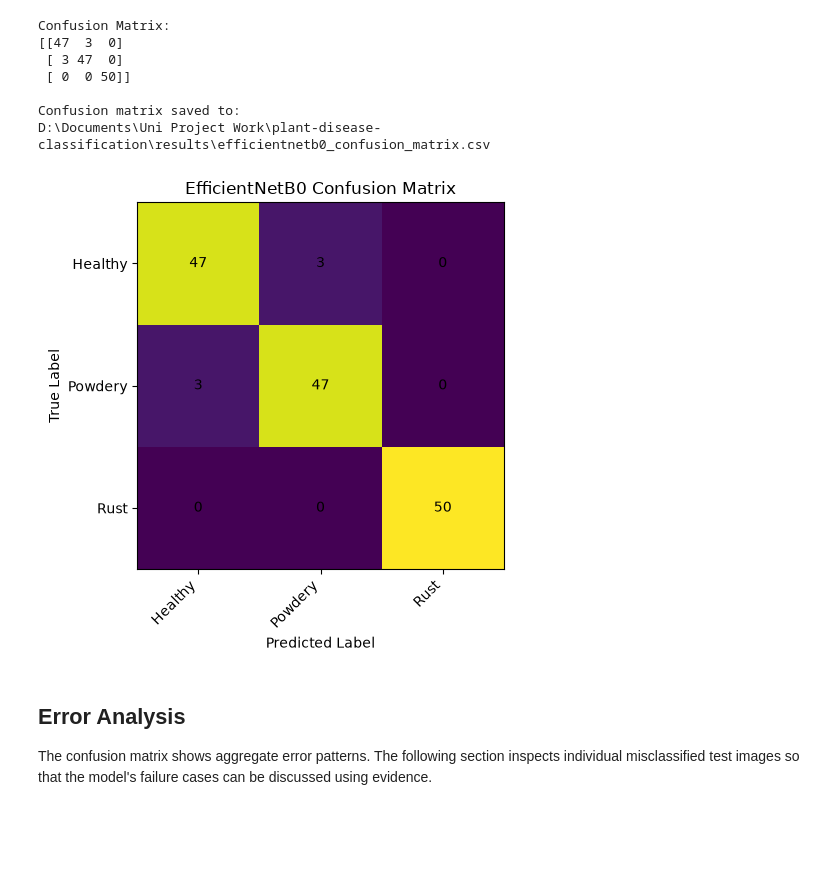
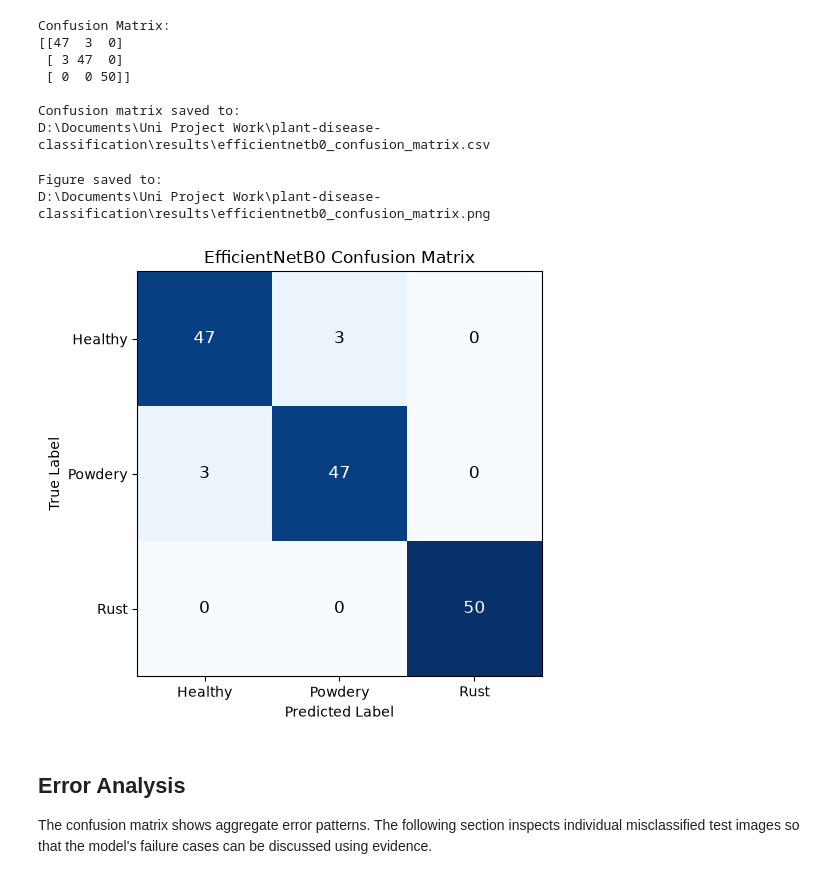
Before and after one commit to Y04Assignments/plant-disease-classification, a Jupyter notebook: notebooks/06_EfficientNetB0.ipynb, the cells around one changed output. Cells and saved outputs as stored; diff of their text form; code cells hidden in the pictures; blank space fills up the shorter version.

Commit message:
fixed dataset shuffle warning and export result images

```diff
--- a/notebooks/06_EfficientNetB0.ipynb
+++ b/notebooks/06_EfficientNetB0.ipynb
@@ -70,6 +70,11 @@ TRAIN_DIR = DATASET_DIR / "Train"
 VAL_DIR = DATASET_DIR / "Validation"
 TEST_DIR = DATASET_DIR / "Test"
 
+def save_figure(filename):
+    figure_path = RESULTS_DIR / filename
+    plt.savefig(figure_path, dpi=300, bbox_inches="tight")
+    print(f"Figure saved to:\n{figure_path.resolve()}")
+
 print("Dataset:", DATASET_DIR.resolve())
 print("Models:", MODELS_DIR.resolve())
 print("Results:", RESULTS_DIR.resolve())
@@ -365,6 +370,7 @@ history_baseline = model.fit(
     validation_data=validation_dataset,
     epochs=EPOCHS_BASELINE,
     callbacks=[early_stopping, reduce_lr],
+    shuffle=False, #data is already shuffled in the dataset
     verbose=1
 )
 
@@ -585,6 +594,7 @@ history_fine_tune = model.fit(
         fine_tune_early_stopping,
         fine_tune_reduce_lr
     ],
+    shuffle=False, #data is already shuffled in the dataset
     verbose=1
 )
 
@@ -1102,32 +1118,33 @@ D:\Documents\Uni Project Work\plant-disease-classification\results\efficientnetb
 # %%
 plt.figure(figsize=(6, 5))
 
-plt.imshow(cm)
+plt.imshow(cm, interpolation="nearest", cmap="Blues")
 
 plt.xticks(
     range(NUM_CLASSES),
-    CLASS_NAMES,
-    rotation=45,
-    ha="right"
+    CLASS_NAMES
 )
 
 plt.yticks(
     range(NUM_CLASSES),
     CLASS_NAMES
 )
 
 plt.xlabel("Predicted Label")
 plt.ylabel("True Label")
 plt.title("EfficientNetB0 Confusion Matrix")
 
 for i in range(NUM_CLASSES):
     for j in range(NUM_CLASSES):
-        plt.text(j, i, cm[i, j], ha="center", va="center")
+        plt.text(j, i, cm[i, j], ha="center", va="center", color="white" if cm[i, j] > cm.max() / 2 else "black", fontsize=12)
 
 plt.tight_layout()
+save_figure("efficientnetb0_confusion_matrix.png")
 plt.show()
 # %% [output]
+Figure saved to:
+D:\Documents\Uni Project Work\plant-disease-classification\results\efficientnetb0_confusion_matrix.png
-[figure, old version]
+[figure, new version]
 # %% [markdown]
 ## Error Analysis
 
```
Also changed, not shown: parts of 13 cells of this notebook, 10 other files.
